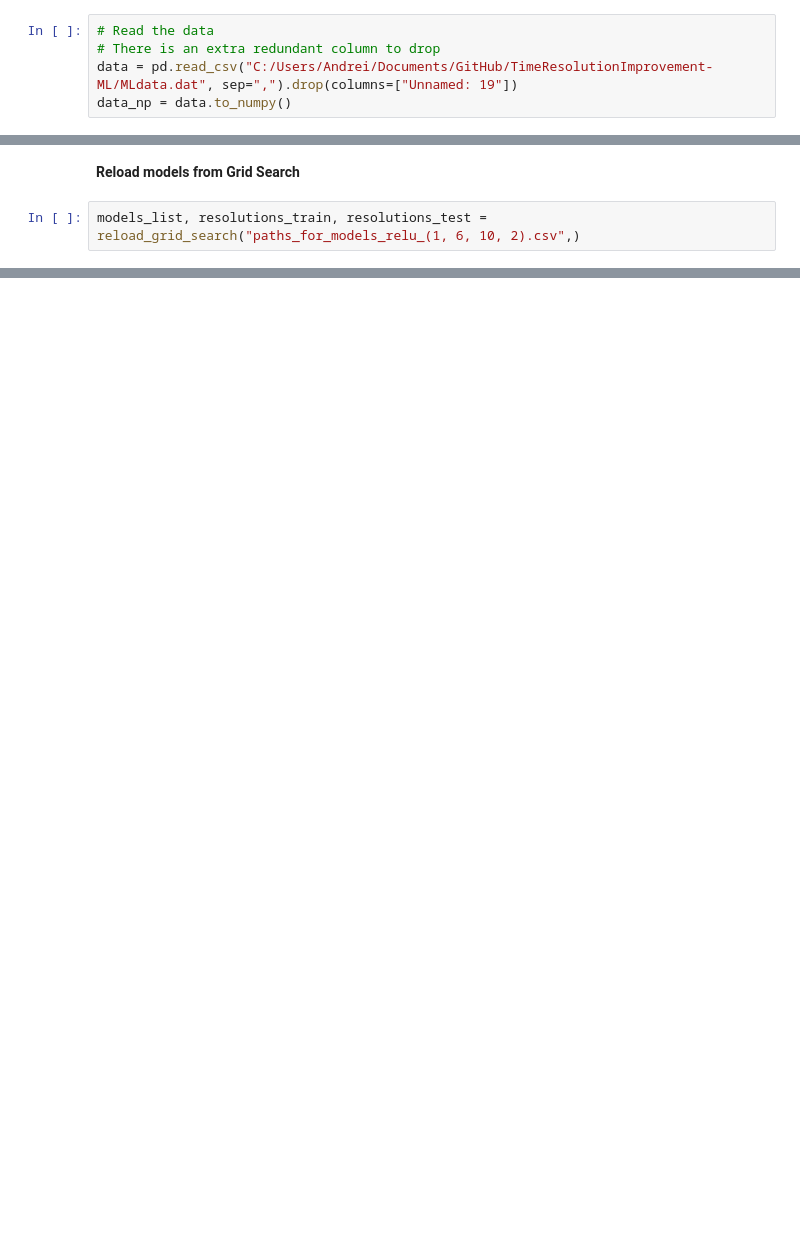
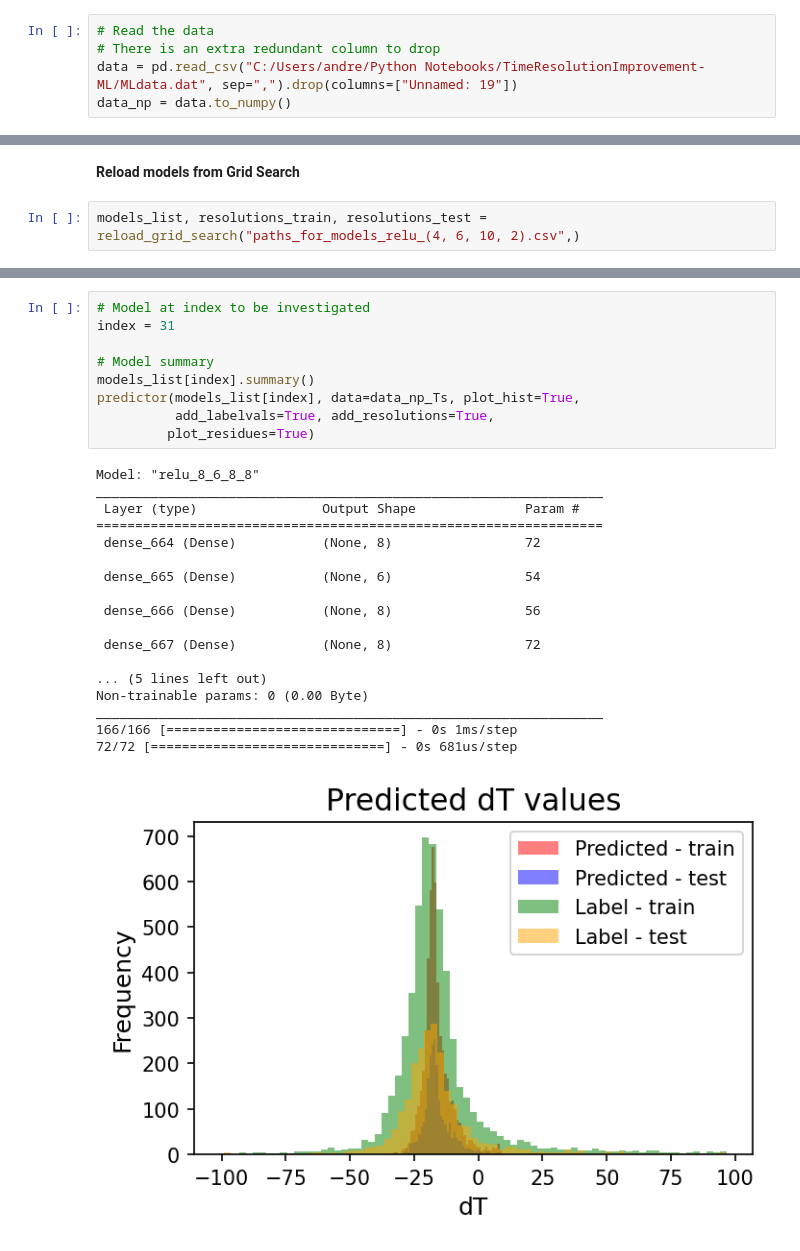
Before and after one commit to AndreiSecuiu/TimeResolutionImprovement-ML, a Jupyter notebook: Data 1 - Analysis_branch grid search.ipynb, the cells around one changed output, grey strips where cells are left out. Saved outputs shown, nothing was run; the diff lists cells and outputs as text; blank space fills up the shorter version.

Commit message:
Load models and simplify
- Loaded the models from my better machine, to plot the results of the grid search for 4 layers
- Cut some of the text, to eliminate outdated or redundant information

```diff
--- a/Data 1 - Analysis_branch grid search.ipynb
+++ b/Data 1 - Analysis_branch grid search.ipynb
@@ -37,7 +38,7 @@ Paths accross my machines:
 # %%
 # Read the data
 # There is an extra redundant column to drop
-data = pd.read_csv("C:/Users/Andrei/Documents/GitHub/TimeResolutionImprovement-ML/MLdata.dat", sep=",").drop(columns=["Unnamed: 19"])
+data = pd.read_csv("C:/Users/andre/Python Notebooks/TimeResolutionImprovement-ML/MLdata.dat", sep=",").drop(columns=["Unnamed: 19"])
 data_np = data.to_numpy()
 # %% [markdown]
 # Introduction
@@ -1693,5 +1558,5 @@ Resolution - test set: 17.954873752249686
 # %% [markdown]
 **Reload models from Grid Search**
 # %%
-models_list, resolutions_train, resolutions_test = reload_grid_search("paths_for_models_relu_(1, 6, 10, 2).csv",)
+models_list, resolutions_train, resolutions_test = reload_grid_search("paths_for_models_relu_(4, 6, 10, 2).csv",)
 # %% [output]
@@ -1707,0 +1584,28 @@ plot_resolutions(resolutions_test)
+# %%
+# Model at index to be investigated
+index = 31
+
+# Model summary
+models_list[index].summary()
+predictor(models_list[index], data=data_np_Ts, plot_hist=True,
+          add_labelvals=True, add_resolutions=True,
+         plot_residues=True)
+# %% [output]
+Model: "relu_8_6_8_8"
+_________________________________________________________________
+ Layer (type)                Output Shape              Param #
+=================================================================
+ dense_664 (Dense)           (None, 8)                 72
+
+ dense_665 (Dense)           (None, 6)                 54
+
+ dense_666 (Dense)           (None, 8)                 56
+
+ dense_667 (Dense)           (None, 8)                 72
+
+... (5 lines left out)
+Non-trainable params: 0 (0.00 Byte)
+_________________________________________________________________
+166/166 [==============================] - 0s 1ms/step
+72/72 [==============================] - 0s 681us/step
+[figure, added]
```
Also changed, not shown: parts of 19 cells of this notebook.
